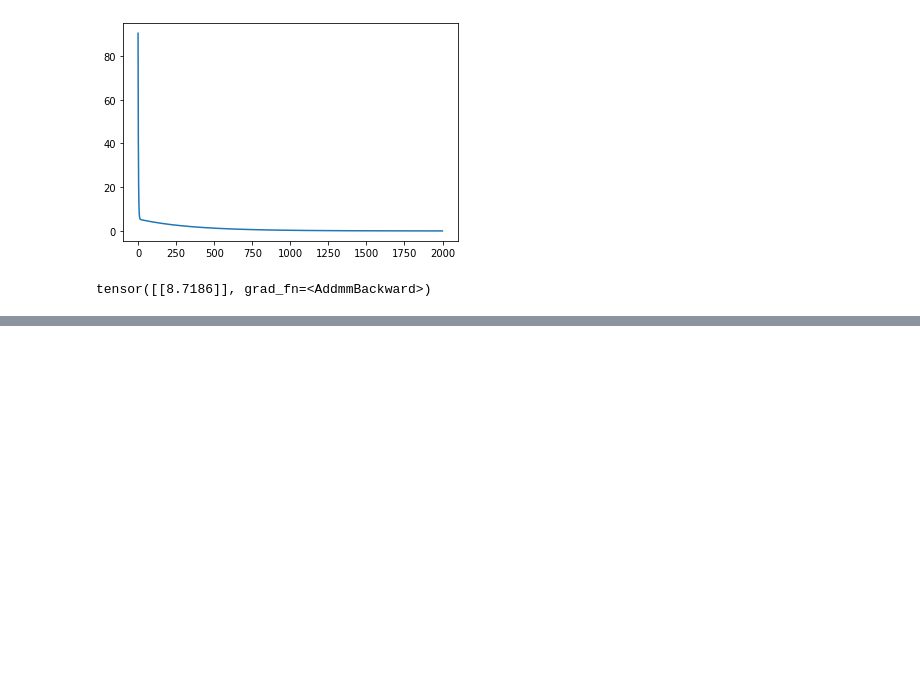
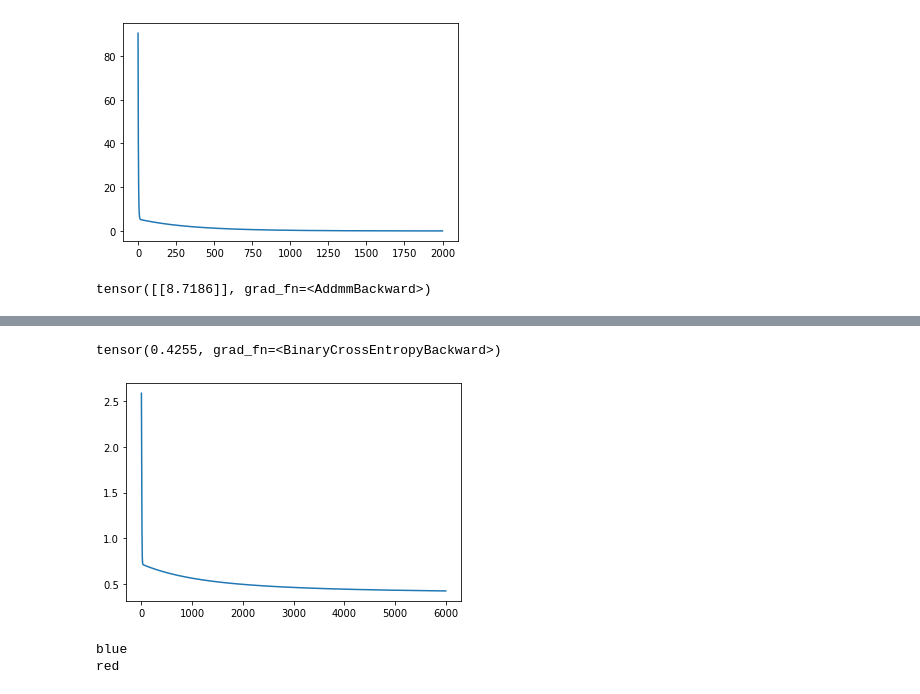
Before and after one commit to fcernafukuzaki/GoogleColab, a Jupyter notebook: Clase_3.ipynb, the cells around one changed output, grey strips where cells are left out. Cells and saved outputs as stored; diff of their text form; code cells hidden in the pictures; blank space fills up the shorter version.

```diff
--- a/Clase_3.ipynb
+++ b/Clase_3.ipynb
@@ -93,0 +155,43 @@ tensor([[8.7186]], grad_fn=<AddmmBackward>)
+# %%
+# Se coloca 2 en nn.Lineal porque el shape de X tiene 2.
+model = nn.Sequential(
+          nn.Linear(2, 1),
+          nn.Sigmoid()
+        )
+loss_function = nn.BCELoss()
+
+optimizer = optim.SGD(model.parameters(), lr=0.01)
+
+losses = []
+
+iterations = 6000
+
+for i in range(iterations):
+  result = model(x)
+
+  loss = loss_function(result, y)
+  losses.append(loss.data)
+
+  optimizer.zero_grad()
+  loss.backward()
+
+  optimizer.step()
+
+plt.plot(range(iterations), losses)
+loss
+# %% [output]
+tensor(0.4255, grad_fn=<BinaryCrossEntropyBackward>)
+[figure, added]
+# %%
+blue = torch.Tensor([[-5, -6]])
+prediction = model(blue).data[0][0] > 0.5
+# Resultado es una probabilidad de que sea un punto azul.
+print(colors[prediction])
+
+red = torch.Tensor([[8, 6]])
+prediction = model(red).data[0][0] > 0.5
+# Resultado es una probabilidad de que sea un punto rojo.
+print(colors[prediction])
+# %% [output]
+blue
+red
```
Also changed, not shown: parts of 6 cells of this notebook.
